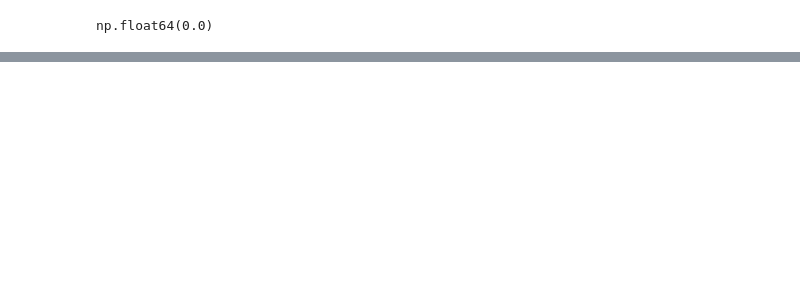
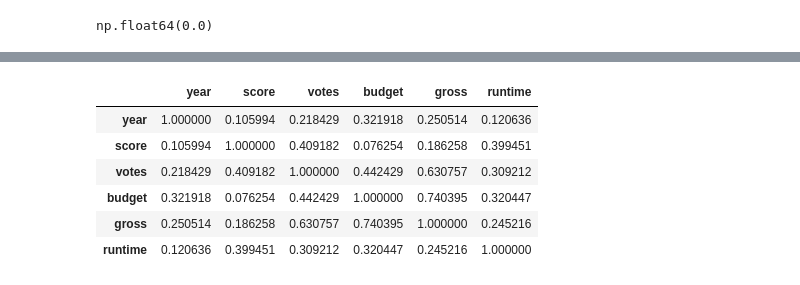
Before and after one commit to ogicode/Film_Correlation, a Jupyter notebook: notebook.ipynb, the cells around one changed output, grey strips where cells are left out. Cells and saved outputs as stored; diff of their text form; code cells hidden in the pictures; blank space fills up the shorter version.

```diff
--- a/notebook.ipynb
+++ b/notebook.ipynb
@@ -68,0 +105,13 @@ np.float64(0.0)
+# %%
+# correlation
+# correlation pearson, other options kendall or spearman
+# pearson is for normal data with few outliers, spearman skewd outliers, kendal for small samples
+df.corr(numeric_only=True)
+# %% [output]
+|  | year | score | votes | budget | gross | runtime |
+| year | 1.000000 | 0.105994 | 0.218429 | 0.321918 | 0.250514 | 0.120636 |
+| score | 0.105994 | 1.000000 | 0.409182 | 0.076254 | 0.186258 | 0.399451 |
+| votes | 0.218429 | 0.409182 | 1.000000 | 0.442429 | 0.630757 | 0.309212 |
+| budget | 0.321918 | 0.076254 | 0.442429 | 1.000000 | 0.740395 | 0.320447 |
+| gross | 0.250514 | 0.186258 | 0.630757 | 0.740395 | 1.000000 | 0.245216 |
+| runtime | 0.120636 | 0.399451 | 0.309212 | 0.320447 | 0.245216 | 1.000000 |
```
Also changed, not shown: parts of 14 cells of this notebook, 1 other file.
